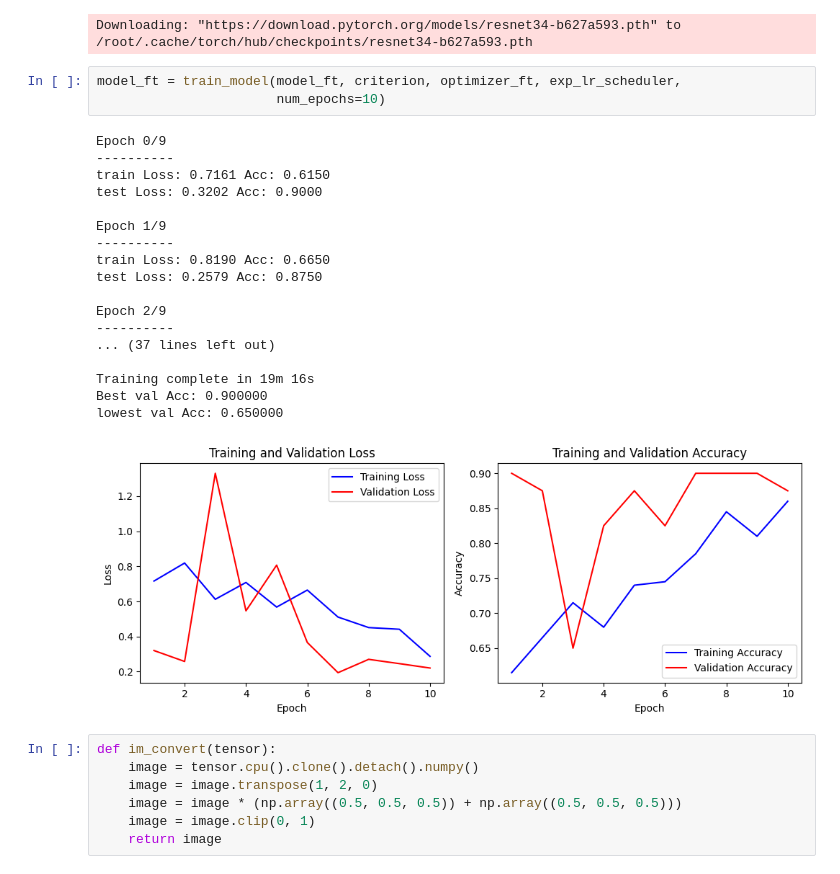
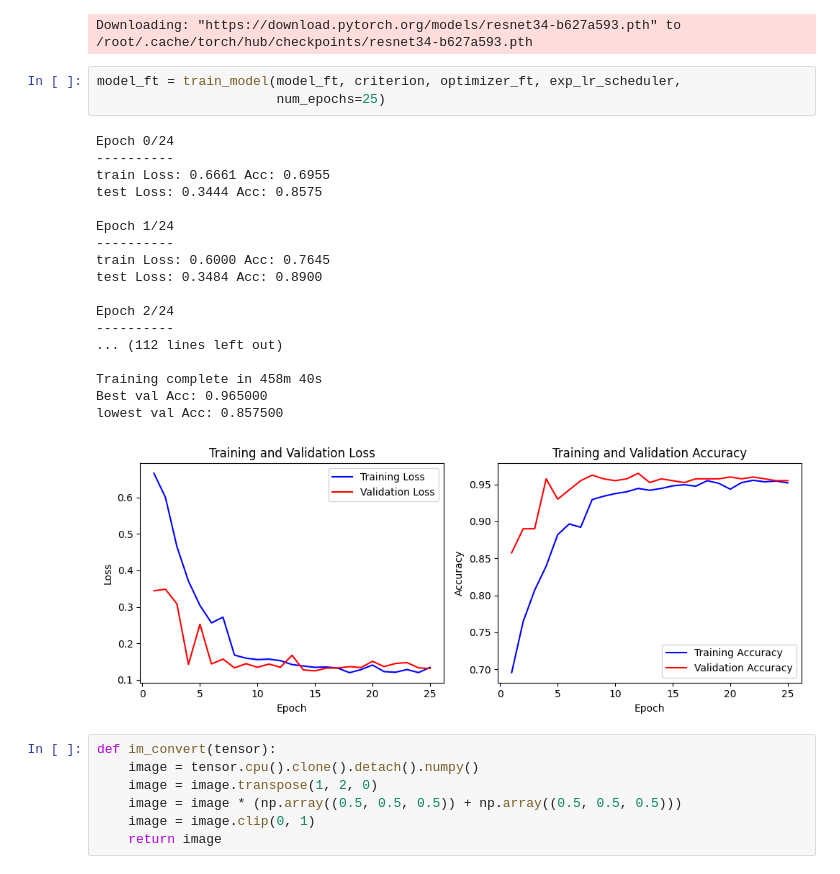
Before and after one commit to SummerToday/ManAndGirl_Classification_TransperLearning, a Jupyter notebook: manandgirl(real).ipynb, the cells around one changed output. Drawn from its saved outputs; the diff is of its cells as text.

```diff
--- a/manandgirl(real).ipynb
+++ b/manandgirl(real).ipynb
@@ -364,26 +364,26 @@ exp_lr_scheduler = lr_scheduler.StepLR(optimizer_ft, step_size=7, gamma=0.1)
 Downloading: "https://download.pytorch.org/models/resnet34-b627a593.pth" to /root/.cache/torch/hub/checkpoints/resnet34-b627a593.pth
 # %%
 model_ft = train_model(model_ft, criterion, optimizer_ft, exp_lr_scheduler,
-                       num_epochs=10)
+                       num_epochs=25)
 # %% [output]
-Epoch 0/9
+Epoch 0/24
 ----------
-train Loss: 0.7161 Acc: 0.6150
-test Loss: 0.3202 Acc: 0.9000
+train Loss: 0.6661 Acc: 0.6955
+test Loss: 0.3444 Acc: 0.8575
 
-Epoch 1/9
+Epoch 1/24
 ----------
-train Loss: 0.8190 Acc: 0.6650
-test Loss: 0.2579 Acc: 0.8750
+train Loss: 0.6000 Acc: 0.7645
+test Loss: 0.3484 Acc: 0.8900
 
-Epoch 2/9
+Epoch 2/24
 ----------
-... (37 lines left out)
+... (112 lines left out)
 
-Training complete in 19m 16s
-Best val Acc: 0.900000
-lowest val Acc: 0.650000
+Training complete in 458m 40s
+Best val Acc: 0.965000
+lowest val Acc: 0.857500
-[figure, old version]
+[figure, new version]
 # %%
 def im_convert(tensor):
     image = tensor.cpu().clone().detach().numpy()
```
Also changed, not shown: parts of 5 cells of this notebook.
